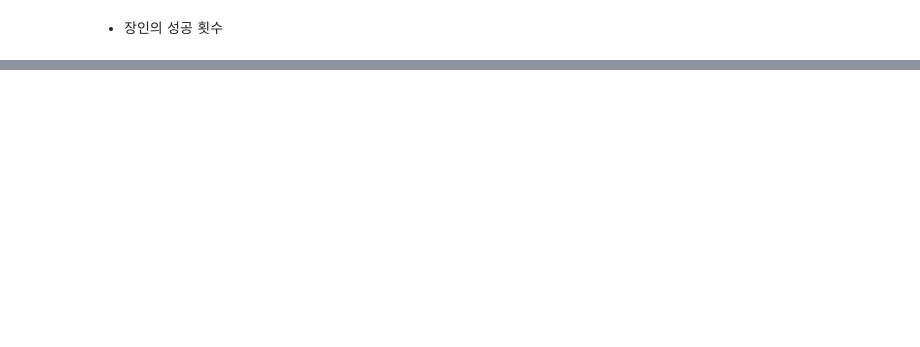
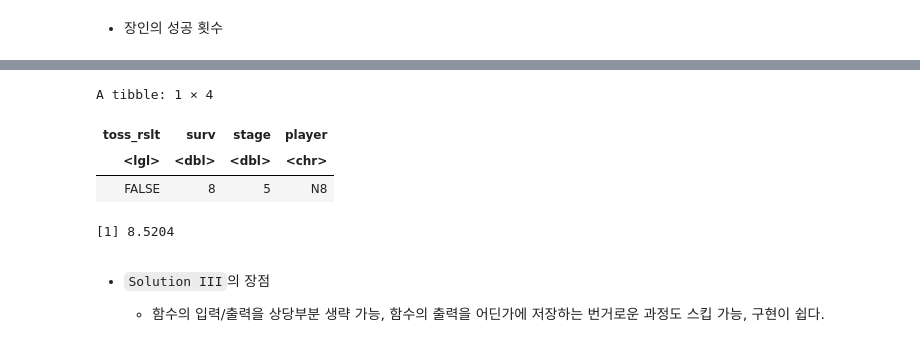
Before and after one commit to stahangryum/unwanted_blog, a Jupyter notebook: _notebooks/2021-12-11-R입문 징검다리.ipynb, the cells around one changed output, grey strips where cells are left out. Drawn from its saved outputs; the diff is of its cells as text; code cells hidden in the pictures; blank space fills up the shorter version.

```diff
--- a/_notebooks/2021-12-11-R입문 징검다리.ipynb
+++ b/_notebooks/2021-12-11-R입문 징검다리.ipynb
@@ -198,0 +386,38 @@ rbinom(5, size = 1, 0.8)
+# %%
+toss = function(p) rbinom(n=1, size=1, prob=p) %>% as.logical
+
+reset = function(){
+    toss_rslt <<- NA
+    surv <<- 10
+    stage <<- 0
+    player <<- arr[surv]
+}
+
+record = function() return(list(toss_rslt=toss_rslt, surv=surv, stage=stage, player=player))
+
+move = function(){
+    prob <<- 0.5 + (player=='A')*0.3
+    toss_rslt <<- toss(prob)
+    if(toss_rslt == FALSE) surv <<- surv - 1
+    stage <<- stage + 1
+    player <<- arr[surv]
+}
+
+gogo = function() for (i in 1:5) move()
+
+gogo_history = function(){
+    rslt = as_tibble(record())
+    rslt
+    for(i in 1:5){
+        gogo()
+        rslt = rbind(rslt, as_tibble(record()))
+    }
+    print(rslt)
+}
+
+simulate_once = function(){
+    reset()
+    gogo()
+    return(record()$surv)
+}
+# 함수들의 모음
@@ -198,0 +440,7 @@ rbinom(5, size = 1, 0.8)
+# %%
+as_tibble(record())
+# %% [output]
+A tibble: 1 × 4
+| toss_rslt | surv | stage | player |
+| <lgl> | <dbl> | <dbl> | <chr> |
+| FALSE | 8 | 5 | N8 |
@@ -198,0 +450,8 @@ rbinom(5, size = 1, 0.8)
+# %%
+mean(sim_rslt)
+# %% [output]
+[1] 8.5204
+# %% [markdown]
+- `Solution III`의 장점
+
+    - 함수의 입력/출력을 상당부분 생략 가능, 함수의 출력을 어딘가에 저장하는 번거로운 과정도 스킵 가능, 구현이 쉽다.
```
Also changed, not shown: parts of 46 cells of this notebook, 1 other file.
